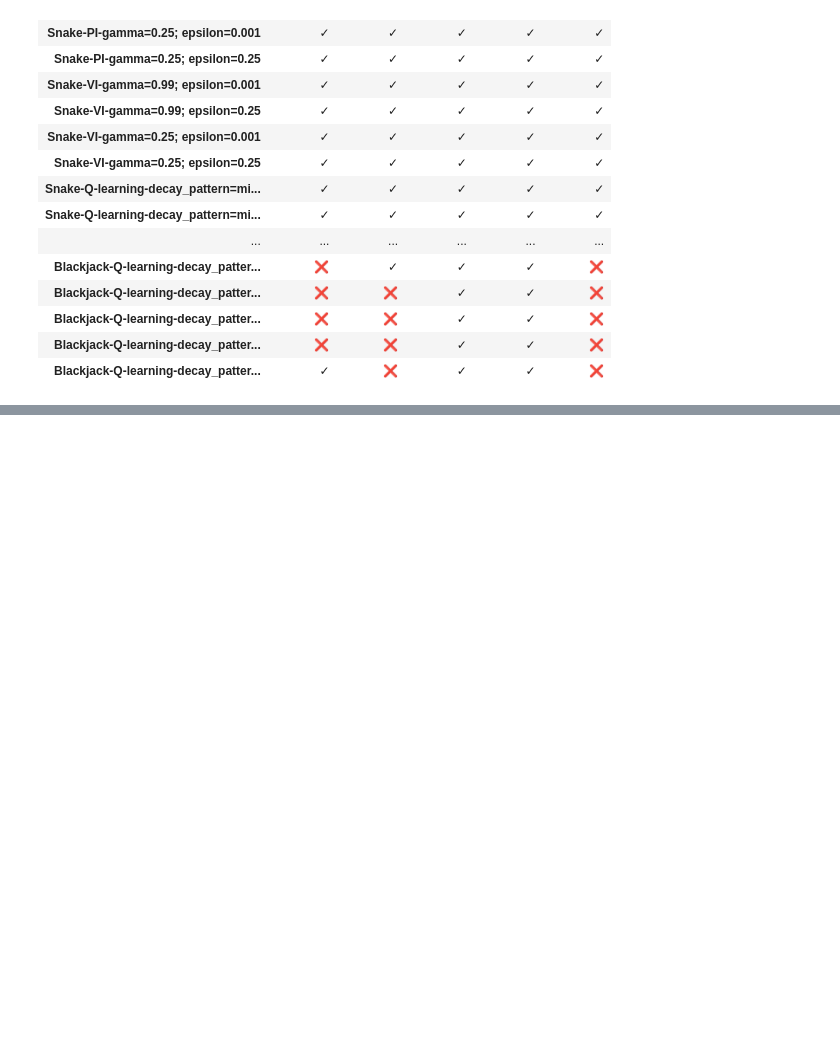
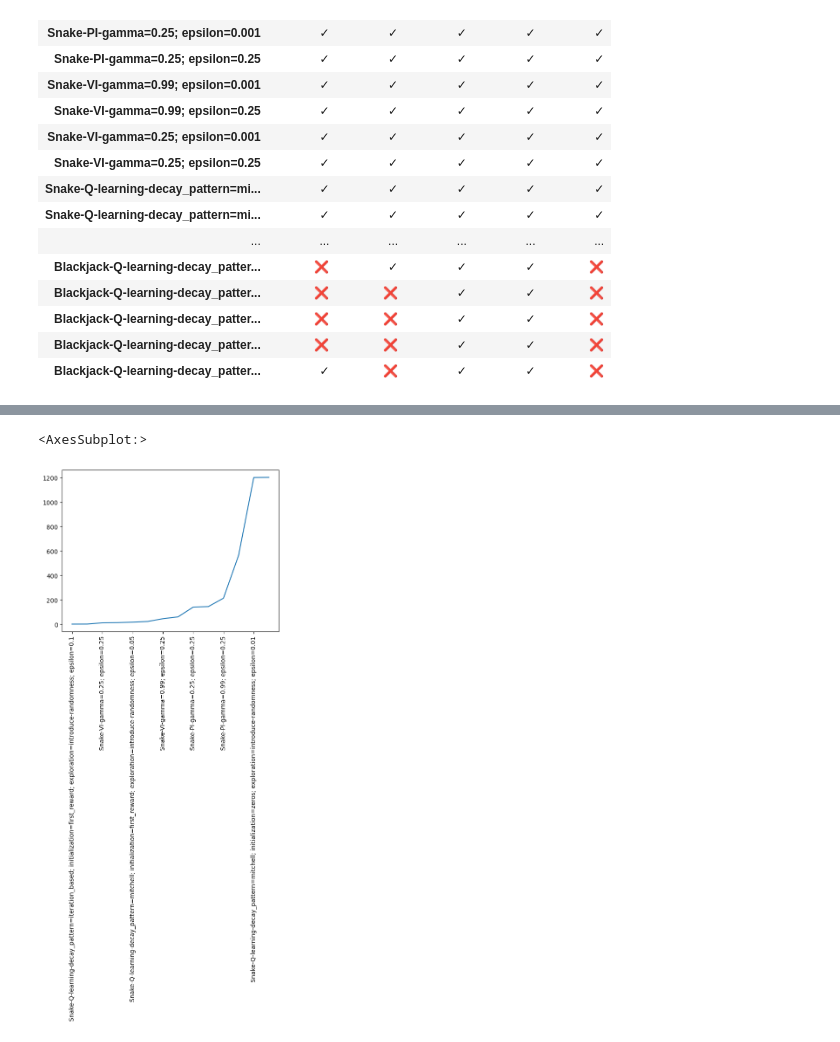
Before and after one commit to ryankarel/cs-7641-mdp, a Jupyter notebook: MDPs 2.ipynb, the cells around one changed output, grey strips where cells are left out. Cells and saved outputs as stored; diff of their text form; code cells hidden in the pictures; blank space fills up the shorter version.

```diff
--- a/MDPs 2.ipynb
+++ b/MDPs 2.ipynb
@@ -241,0 +321,5 @@ accuracy
+# %%
+total_time[total_time.index.str.startswith('Snake')].plot(rot=90)
+# %% [output]
+<AxesSubplot:>
+[figure, added]
```
Also changed, not shown: parts of 14 cells of this notebook.
